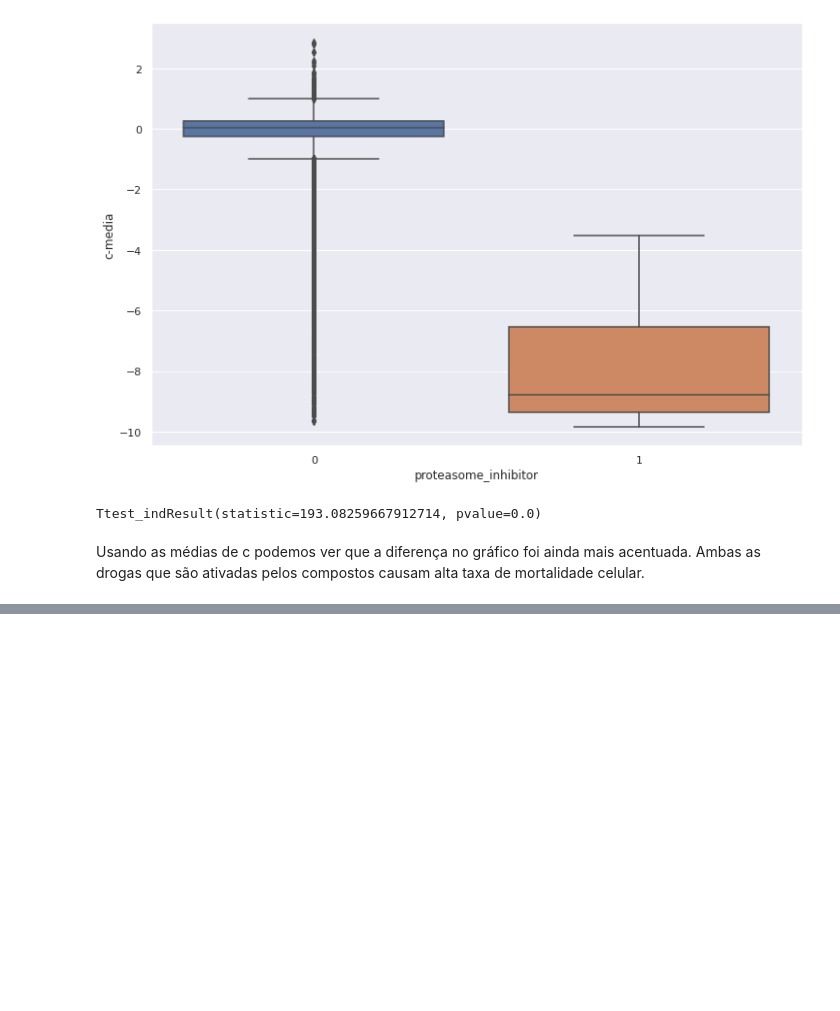
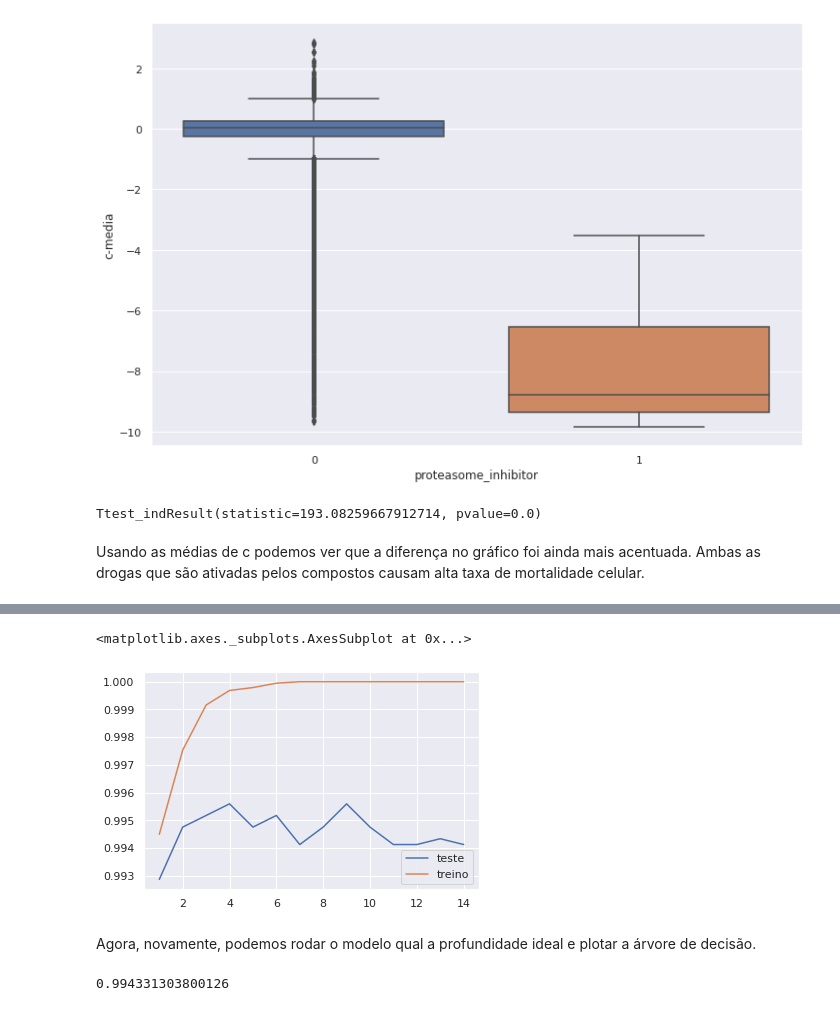
Before and after one commit to luancsoliver/imersao-dados-desafio-final, a Jupyter notebook: Notebooks/Analise_exploratoria.ipynb, the cells around one changed output, grey strips where cells are left out. Drawn from its saved outputs; the diff is of its cells as text; code cells hidden in the pictures; blank space fills up the shorter version.

```diff
--- a/Notebooks/Analise_exploratoria.ipynb
+++ b/Notebooks/Analise_exploratoria.ipynb
@@ -196,0 +340,14 @@ Com a minha exploração de dados eu decidi apresentar no notebook final minhas
+# %%
+sns.lineplot(x=range(1,15), y=teste, label='teste')
+sns.lineplot(x=range(1,15), y=treino, label='treino')
+# %% [output]
+<matplotlib.axes._subplots.AxesSubplot at 0x...>
+[figure, added]
+# %% [markdown]
+Agora, novamente, podemos rodar o modelo qual a profundidade ideal e plotar a árvore de decisão.
+# %%
+modelo_arvore = DecisionTreeClassifier(max_depth=4)
+modelo_arvore.fit(x_treino, y_treino)
+modelo_arvore.score(x_teste, y_teste)
+# %% [output]
+0.994331303800126
```
Also changed, not shown: parts of 19 cells of this notebook.
